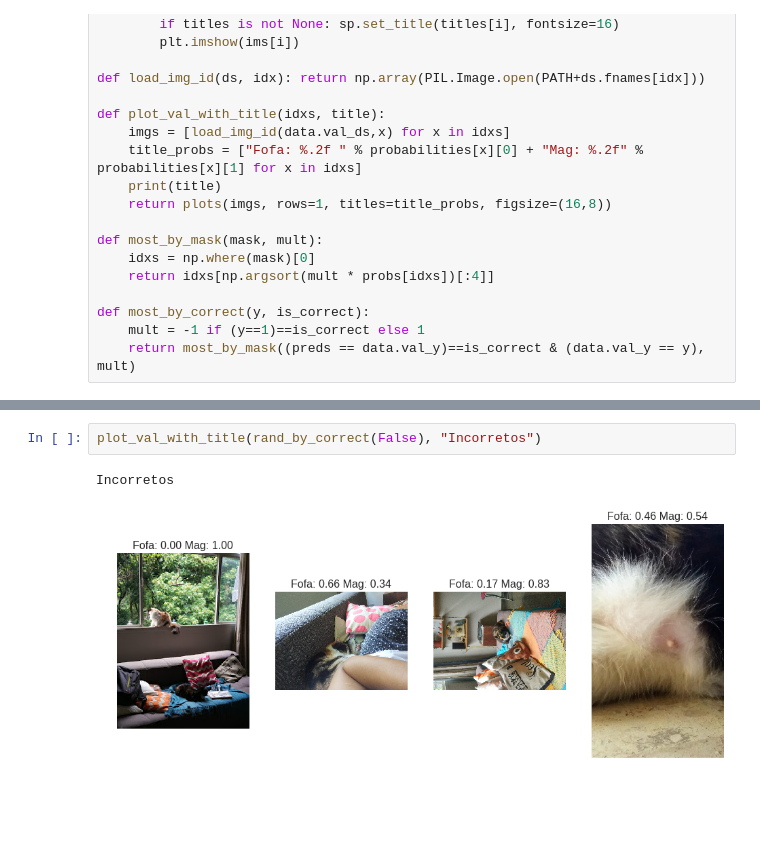
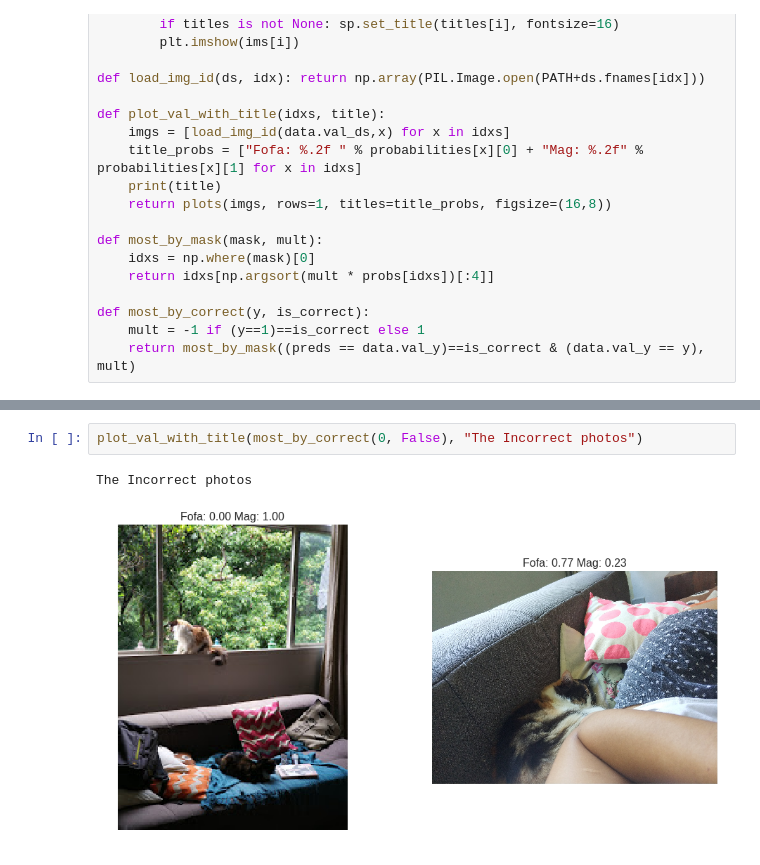
Before and after one commit to weltonrodrigo/mag-fofa, a Jupyter notebook: notebooks/mag-fofa-challenge.ipynb, the cells around one changed output, grey strips where cells are left out. Cells and saved outputs as stored; diff of their text form; blank space fills up the shorter version.

Commit message:
New version with new example photos
Signed-off-by: Welton Rodrigo Torres Nascimento <rodrigo@familianascimento.org>

```diff
--- a/notebooks/mag-fofa-challenge.ipynb
+++ b/notebooks/mag-fofa-challenge.ipynb
@@ -173,5 +183,5 @@ TypeError: not enough arguments for format string
-# %%
-plot_val_with_title(rand_by_correct(False), "Incorretos")
-# %% [output]
-Incorretos
-[figure, removed]
+# %%
+plot_val_with_title(most_by_correct(0, False), "The Incorrect photos")
+# %% [output]
+The Incorrect photos
+[figure, added]
```
Also changed, not shown: parts of 16 cells of this notebook.
